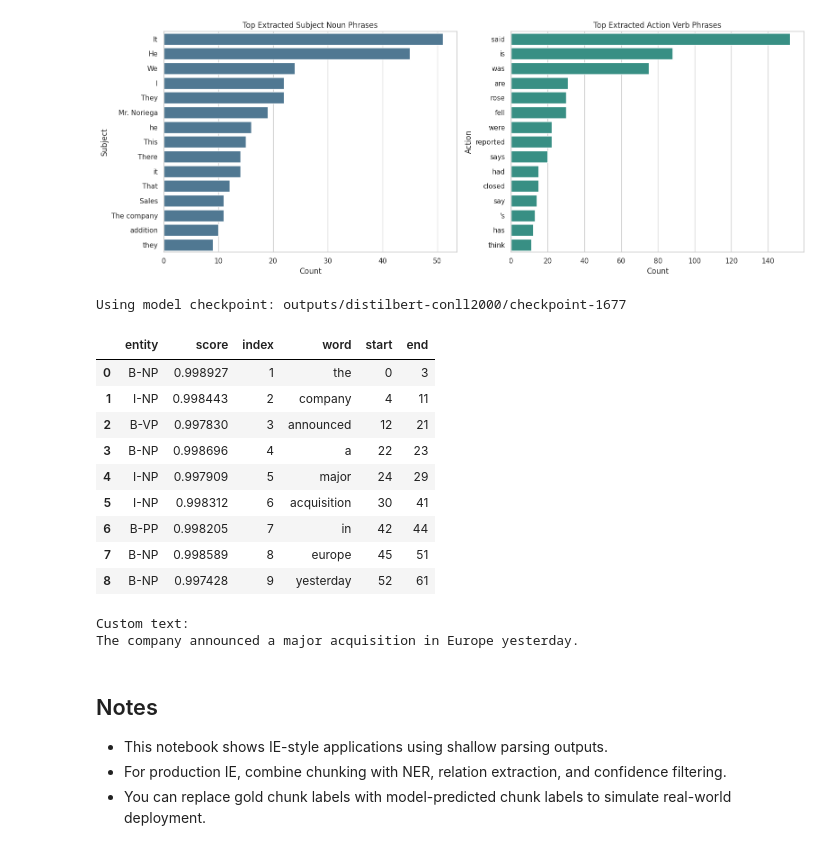
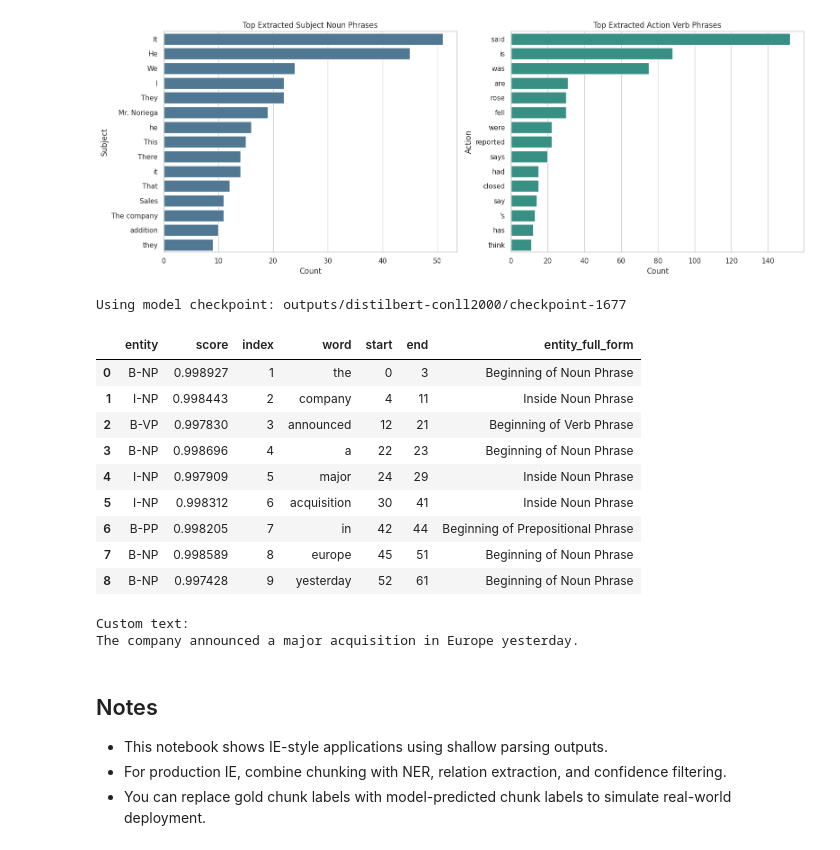
Before and after one commit to Sarthak-G0yal/nlp-project, a Jupyter notebook: Shallow_Parsing_IE_Application.ipynb, the cells around one changed output. Saved outputs shown, nothing was run; the diff lists cells and outputs as text; code cells hidden in the pictures.

```diff
--- a/Shallow_Parsing_IE_Application.ipynb
+++ b/Shallow_Parsing_IE_Application.ipynb
@@ -253,44 +253,90 @@ def pick_latest_checkpoint(base_dir: Path):
 
     return None
 
+def chunk_tag_full_form(tag: str) -> str:
+    if not isinstance(tag, str) or not tag:
+        return "Unknown"
+
+    normalized = tag.replace("LABEL_", "")
+    if normalized.isdigit():
+        idx = int(normalized)
+        if 0 <= idx < len(CHUNK_LABELS):
+            normalized = CHUNK_LABELS[idx]
+
+    if normalized == "O":
+        return "Outside any chunk"
+
+    phrase_map = {
+        "NP": "Noun Phrase",
+        "VP": "Verb Phrase",
+        "PP": "Prepositional Phrase",
+        "ADJP": "Adjective Phrase",
+        "ADVP": "Adverb Phrase",
+        "CONJP": "Conjunction Phrase",
+        "INTJ": "Interjection",
+        "LST": "List Marker",
+        "PRT": "Particle",
+        "SBAR": "Subordinating Clause",
+        "UCP": "Unlike Coordinated Phrase",
+    }
+
+    if "-" not in normalized:
+        return normalized
+
+    prefix, chunk_type = normalized.split("-", 1)
+    prefix_map = {
+        "B": "Beginning of",
+        "I": "Inside",
+    }
+    prefix_text = prefix_map.get(prefix, prefix)
+    chunk_text = phrase_map.get(chunk_type, chunk_type)
+    return f"{prefix_text} {chunk_text}"
+
 try:
     from transformers import pipeline
 
     model_root = Path("outputs/distilbert-conll2000")
     model_dir = pick_latest_checkpoint(model_root)
     if model_dir is None:
         raise FileNotFoundError(
             "No valid model checkpoint found. Expected config.json in outputs/distilbert-conll2000/checkpoint-*"
         )
 
     print("Using model checkpoint:", model_dir)
     clf = pipeline(
         "token-classification",
         model=str(model_dir),
         tokenizer=str(model_dir),
         aggregation_strategy="none",
     )
     pred = clf(custom_text)
     pred_df = pd.DataFrame(pred)
+
+    entity_col = "entity" if "entity" in pred_df.columns else "entity_group"
+    if entity_col in pred_df.columns:
+        pred_df["entity_full_form"] = pred_df[entity_col].apply(chunk_tag_full_form)
+    else:
+        pred_df["entity_full_form"] = "Unavailable"
+
     display(pred_df.head(30))
 
     print("Custom text:")
     print(custom_text)
 except Exception as e:
     print("Optional transformer inference skipped.")
     print("Reason:", e)
 # %% [output]
 Using model checkpoint: outputs/distilbert-conll2000/checkpoint-1677
-|  | entity | score | index | word | start | end |
-| 0 | B-NP | 0.998927 | 1 | the | 0 | 3 |
-| 1 | I-NP | 0.998443 | 2 | company | 4 | 11 |
-| 2 | B-VP | 0.997830 | 3 | announced | 12 | 21 |
-| 3 | B-NP | 0.998696 | 4 | a | 22 | 23 |
-| 4 | I-NP | 0.997909 | 5 | major | 24 | 29 |
-| 5 | I-NP | 0.998312 | 6 | acquisition | 30 | 41 |
-| 6 | B-PP | 0.998205 | 7 | in | 42 | 44 |
-| 7 | B-NP | 0.998589 | 8 | europe | 45 | 51 |
-| 8 | B-NP | 0.997428 | 9 | yesterday | 52 | 61 |
+|  | entity | score | index | word | start | end | entity_full_form |
+| 0 | B-NP | 0.998927 | 1 | the | 0 | 3 | Beginning of Noun Phrase |
+| 1 | I-NP | 0.998443 | 2 | company | 4 | 11 | Inside Noun Phrase |
+| 2 | B-VP | 0.997830 | 3 | announced | 12 | 21 | Beginning of Verb Phrase |
+| 3 | B-NP | 0.998696 | 4 | a | 22 | 23 | Beginning of Noun Phrase |
+| 4 | I-NP | 0.997909 | 5 | major | 24 | 29 | Inside Noun Phrase |
+| 5 | I-NP | 0.998312 | 6 | acquisition | 30 | 41 | Inside Noun Phrase |
+| 6 | B-PP | 0.998205 | 7 | in | 42 | 44 | Beginning of Prepositional Phrase |
+| 7 | B-NP | 0.998589 | 8 | europe | 45 | 51 | Beginning of Noun Phrase |
+| 8 | B-NP | 0.997428 | 9 | yesterday | 52 | 61 | Beginning of Noun Phrase |
 Custom text:
 The company announced a major acquisition in Europe yesterday.
 # %% [markdown]
```
Also changed, not shown: 4 other files.
